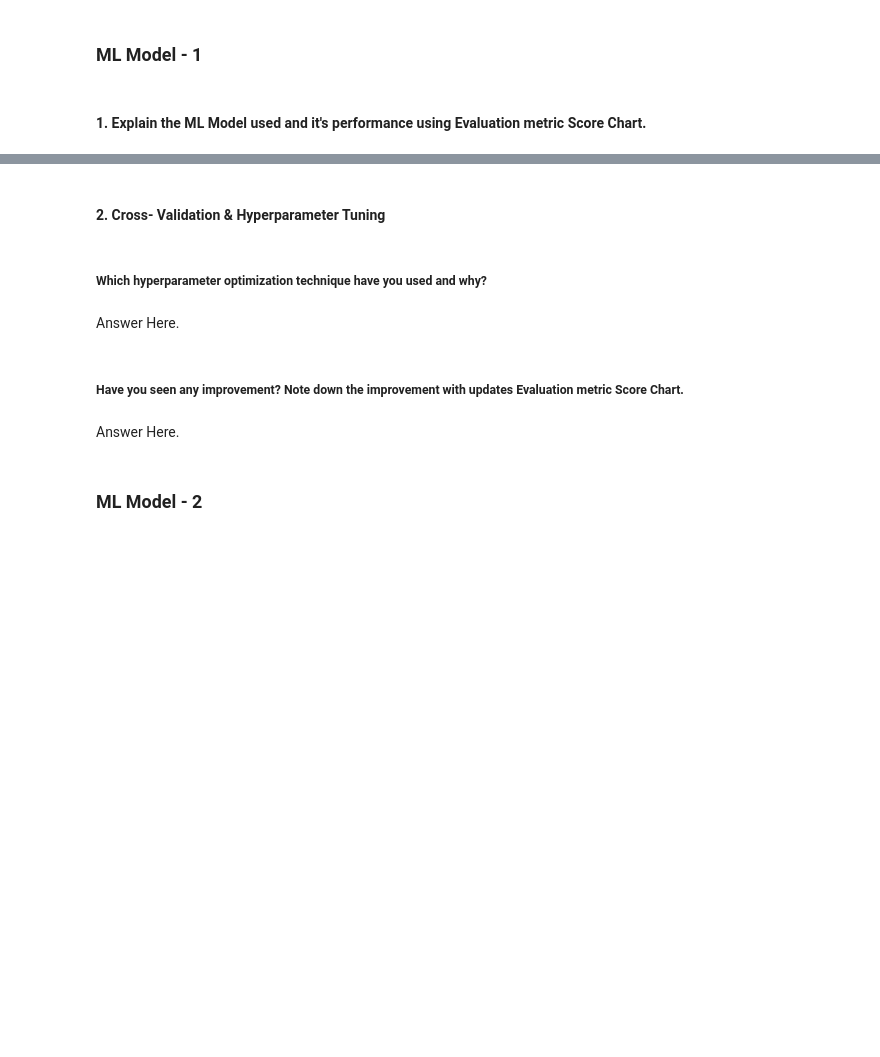
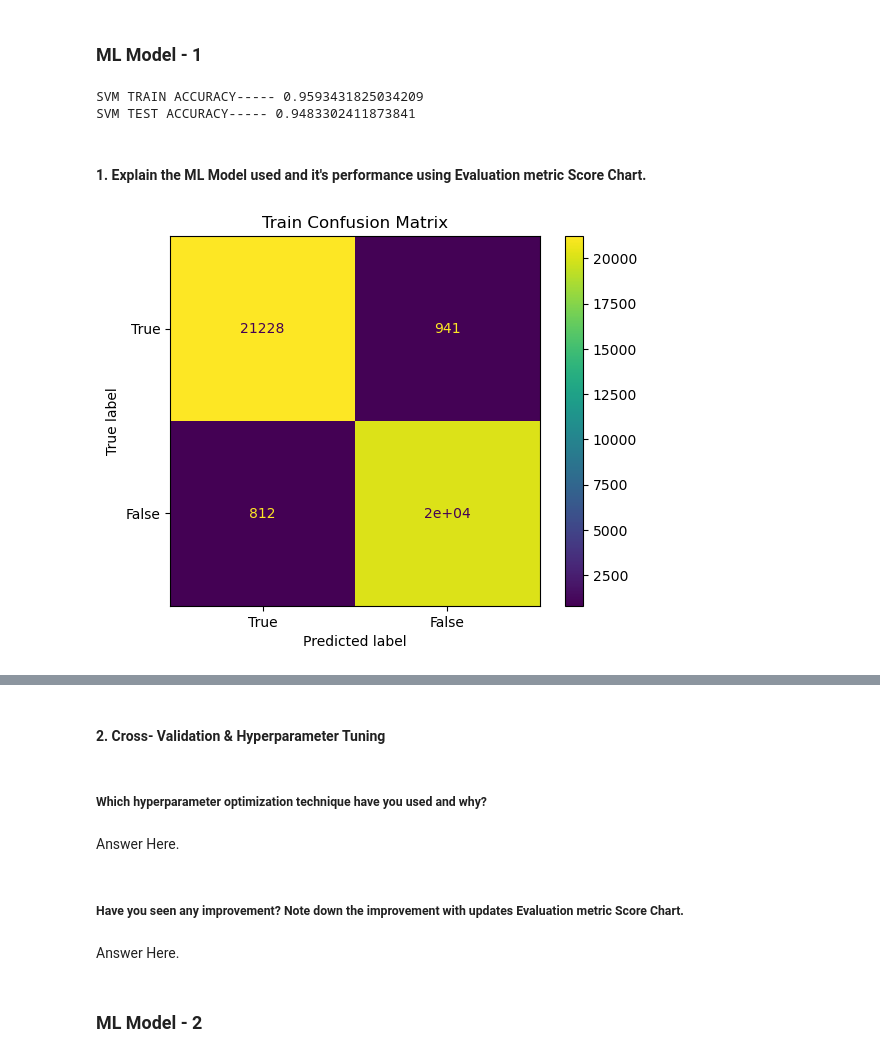
Before and after one commit to balaji-89/Airline_Passenger_Referral_Prediction, a Jupyter notebook: Solution/PassengerReferral.ipynb, the cells around one changed output, grey strips where cells are left out. Cells and saved outputs as stored; diff of their text form; code cells hidden in the pictures; blank space fills up the shorter version.

```diff
--- a/Solution/PassengerReferral.ipynb
+++ b/Solution/PassengerReferral.ipynb
@@ -1135,2 +1237,18 @@ text_feature_pipeline = Pipeline([
     ('vectorization',CustomTfidVectorizer(feature_name='customer_review',max_features=400))
 ])
+# %%
+#final preprocessing pipeline
+
+final_pipeline = Pipeline([
+    ('numerical_pipeline',numerical_pipeline),
+    ('categorical_pipeline', categorical_pipeline),
+    ('text_preprocess_pipeline',text_feature_pipeline)
+])
+# %%
+train_set = final_pipeline.fit_transform(train_set)
+test_set = final_pipeline.transform(test_set)
+# %%
+y_train = train_set.recommended
+x_train = train_set.drop('recommended',axis=1)
+y_test = test_set.recommended
+x_test = test_set.drop('recommended',axis=1)
@@ -1145,2 +1271,22 @@ text_feature_pipeline = Pipeline([
+# %%
+# ML Model - 1 Implementation
+svm = SVC(kernel = 'rbf')
+
+# Fit and predict the algorithm
+svm.fit(x_train,y_train)
+
+train_prediction = svm.predict(x_train)
+test_prediction = svm.predict(x_test)
+
+#Calculating accuracy score
+train_acc = accuracy_score(y_train,train_prediction)
+test_acc = accuracy_score(y_test,test_prediction)
+# %%
+#printing accuracy Score
+print('SVM TRAIN ACCURACY-----',train_acc)
+print('SVM TEST ACCURACY-----',test_acc)
+# %% [output]
+SVM TRAIN ACCURACY----- 0.9593431825034209
+SVM TEST ACCURACY----- 0.9483302411873841
 # %% [markdown]
 #### 1. Explain the ML Model used and it's performance using Evaluation metric Score Chart.
@@ -1148,0 +1293,9 @@ text_feature_pipeline = Pipeline([
+# %%
+# Visualizing evaluation Metric Score chart
+train_confusion_matrix = confusion_matrix(y_train,train_prediction)
+cm_display = ConfusionMatrixDisplay(confusion_matrix = train_confusion_matrix, display_labels = [True, False])
+cm_display.plot()
+plt.title("Train Confusion Matrix")
+plt.show()
+# %% [output]
+[figure, added]
```
Also changed, not shown: parts of 41 cells of this notebook.
